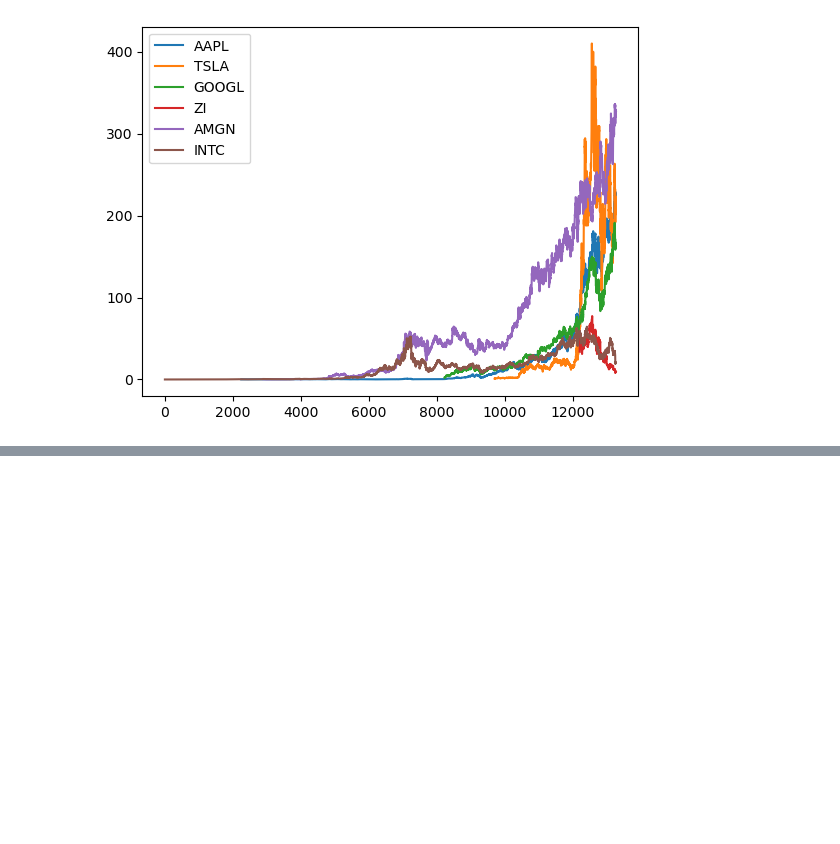
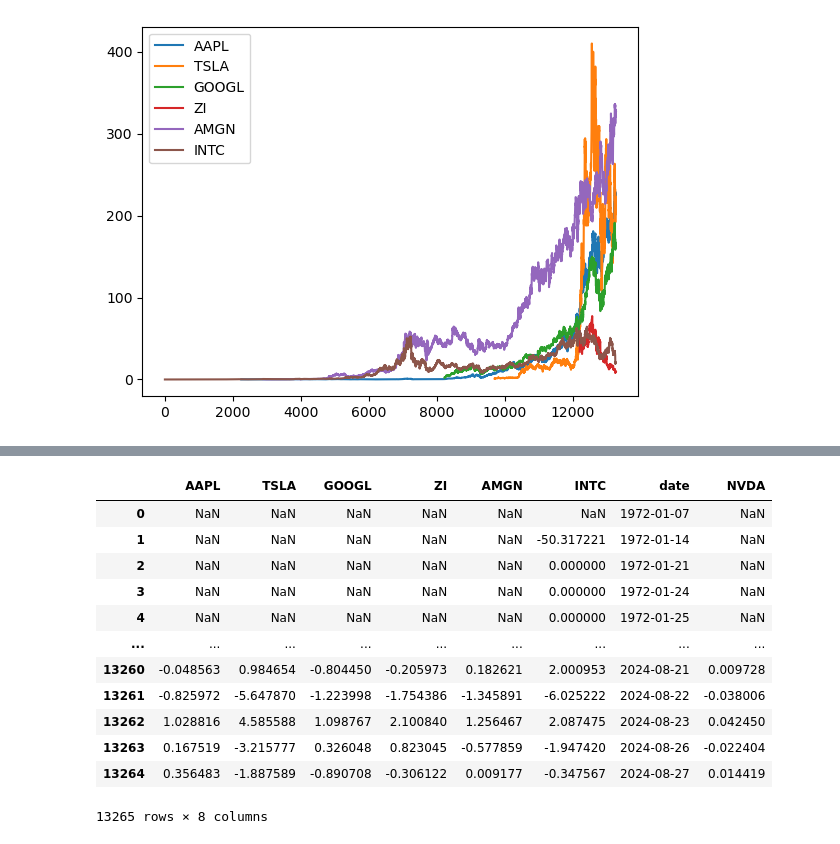
Before and after one commit to aleemkirk/Portfolio-Risk-Analysis, a Jupyter notebook: code.ipynb, the cells around one changed output, grey strips where cells are left out. Saved outputs shown, nothing was run; the diff lists cells and outputs as text; code cells hidden in the pictures; blank space fills up the shorter version.

```diff
--- a/code.ipynb
+++ b/code.ipynb
@@ -64,0 +82,16 @@ df_daily_ROR[stocks].plot()
+# %%
+df_daily_ROR
+# %% [output]
+|  | AAPL | TSLA | GOOGL | ZI | AMGN | INTC | date | NVDA |
+| 0 | NaN | NaN | NaN | NaN | NaN | NaN | 1972-01-07 | NaN |
+| 1 | NaN | NaN | NaN | NaN | NaN | -50.317221 | 1972-01-14 | NaN |
+| 2 | NaN | NaN | NaN | NaN | NaN | 0.000000 | 1972-01-21 | NaN |
+| 3 | NaN | NaN | NaN | NaN | NaN | 0.000000 | 1972-01-24 | NaN |
+| 4 | NaN | NaN | NaN | NaN | NaN | 0.000000 | 1972-01-25 | NaN |
+| ... | ... | ... | ... | ... | ... | ... | ... | ... |
+| 13260 | -0.048563 | 0.984654 | -0.804450 | -0.205973 | 0.182621 | 2.000953 | 2024-08-21 | 0.009728 |
+| 13261 | -0.825972 | -5.647870 | -1.223998 | -1.754386 | -1.345891 | -6.025222 | 2024-08-22 | -0.038006 |
+| 13262 | 1.028816 | 4.585588 | 1.098767 | 2.100840 | 1.256467 | 2.087475 | 2024-08-23 | 0.042450 |
+| 13263 | 0.167519 | -3.215777 | 0.326048 | 0.823045 | -0.577859 | -1.947420 | 2024-08-26 | -0.022404 |
+| 13264 | 0.356483 | -1.887589 | -0.890708 | -0.306122 | 0.009177 | -0.347567 | 2024-08-27 | 0.014419 |
+13265 rows × 8 columns
```
Also changed, not shown: parts of 3 cells of this notebook.
